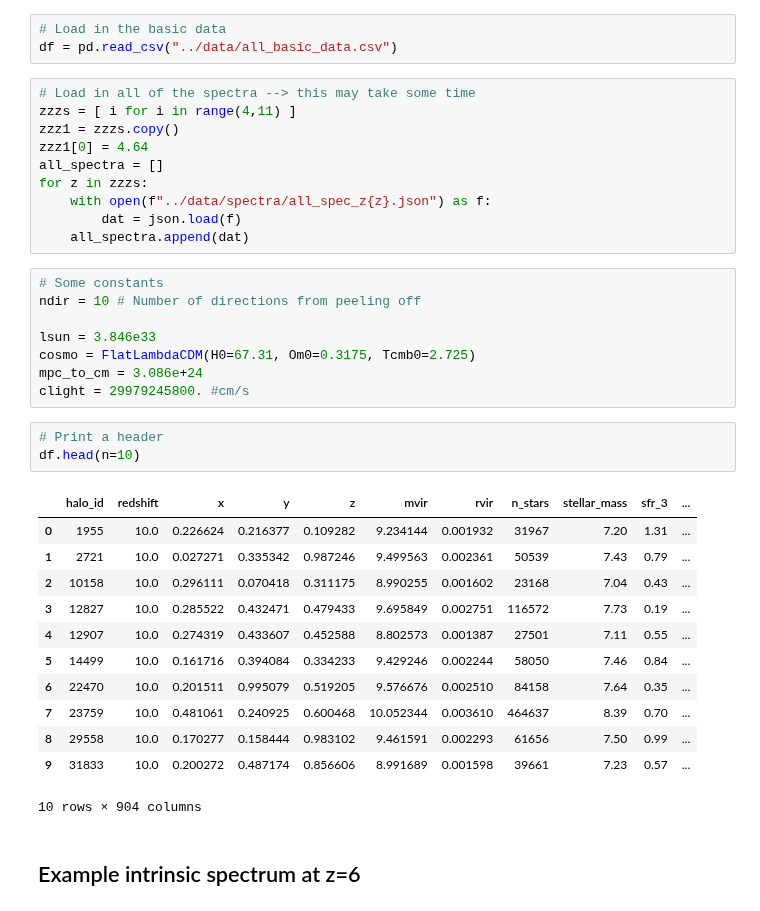
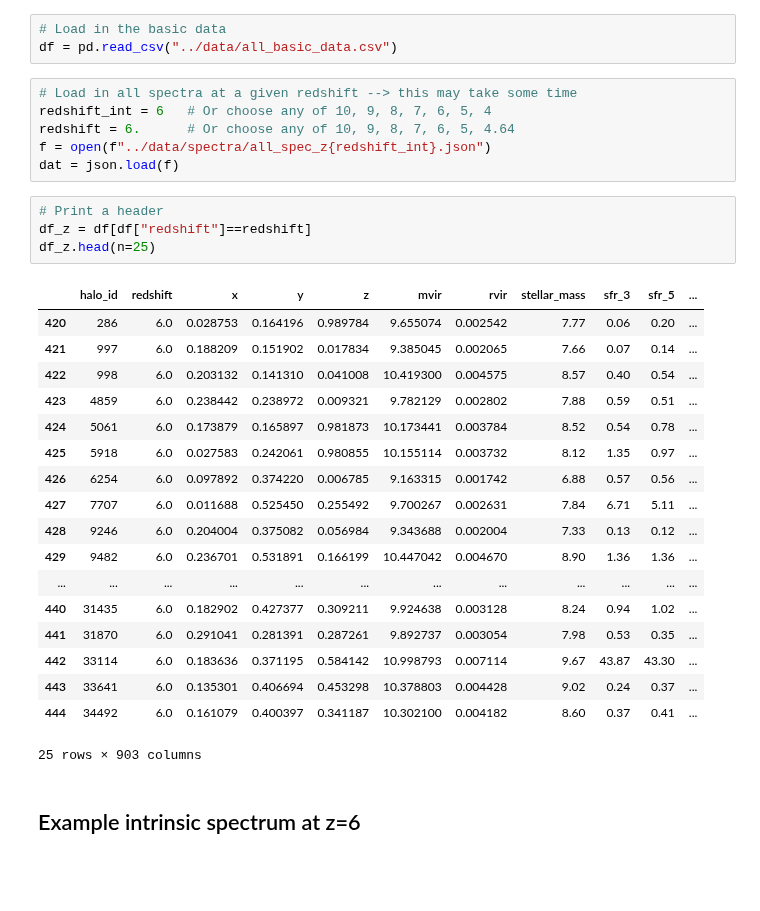
Before and after one commit to HarleyKatz/SPHINX-20-data, a Jupyter notebook: notebooks/sphinx_20_manual_02-full-spectra-and-filter-mags.ipynb, the cells around one changed output. Saved outputs shown, nothing was run; the diff lists cells and outputs as text; blank space fills up the shorter version.

```diff
--- a/notebooks/sphinx_20_manual_02-full-spectra-and-filter-mags.ipynb
+++ b/notebooks/sphinx_20_manual_02-full-spectra-and-filter-mags.ipynb
@@ -14,39 +14,34 @@ from astropy.cosmology import FlatLambdaCDM
 # Load in the basic data
 df = pd.read_csv("../data/all_basic_data.csv")
 # %%
-# Load in all of the spectra --> this may take some time
-zzzs = [ i for i in range(4,11) ]
-zzz1 = zzzs.copy()
-zzz1[0] = 4.64
-all_spectra = []
-for z in zzzs:
-    with open(f"../data/spectra/all_spec_z{z}.json") as f:
-        dat = json.load(f)
-    all_spectra.append(dat)
+# Load in all spectra at a given redshift --> this may take some time
+redshift_int = 6   # Or choose any of 10, 9, 8, 7, 6, 5, 4
+redshift = 6.      # Or choose any of 10, 9, 8, 7, 6, 5, 4.64
+f = open(f"../data/spectra/all_spec_z{redshift_int}.json")
+dat = json.load(f)
-# %%
-# Some constants
-ndir = 10 # Number of directions from peeling off
-
-lsun = 3.846e33
-cosmo = FlatLambdaCDM(H0=67.31, Om0=0.3175, Tcmb0=2.725)
-mpc_to_cm = 3.086e+24
-clight = 29979245800. #cm/s
 # %%
 # Print a header
-df.head(n=10)
+df_z = df[df["redshift"]==redshift]
+df_z.head(n=25)
 # %% [output]
-|  | halo_id | redshift | x | y | z | mvir | rvir | n_stars | stellar_mass | sfr_3 | ... |
-| 0 | 1955 | 10.0 | 0.226624 | 0.216377 | 0.109282 | 9.234144 | 0.001932 | 31967 | 7.20 | 1.31 | ... |
-| 1 | 2721 | 10.0 | 0.027271 | 0.335342 | 0.987246 | 9.499563 | 0.002361 | 50539 | 7.43 | 0.79 | ... |
-| 2 | 10158 | 10.0 | 0.296111 | 0.070418 | 0.311175 | 8.990255 | 0.001602 | 23168 | 7.04 | 0.43 | ... |
-| 3 | 12827 | 10.0 | 0.285522 | 0.432471 | 0.479433 | 9.695849 | 0.002751 | 116572 | 7.73 | 0.19 | ... |
-| 4 | 12907 | 10.0 | 0.274319 | 0.433607 | 0.452588 | 8.802573 | 0.001387 | 27501 | 7.11 | 0.55 | ... |
-| 5 | 14499 | 10.0 | 0.161716 | 0.394084 | 0.334233 | 9.429246 | 0.002244 | 58050 | 7.46 | 0.84 | ... |
-| 6 | 22470 | 10.0 | 0.201511 | 0.995079 | 0.519205 | 9.576676 | 0.002510 | 84158 | 7.64 | 0.35 | ... |
-| 7 | 23759 | 10.0 | 0.481061 | 0.240925 | 0.600468 | 10.052344 | 0.003610 | 464637 | 8.39 | 0.70 | ... |
-| 8 | 29558 | 10.0 | 0.170277 | 0.158444 | 0.983102 | 9.461591 | 0.002293 | 61656 | 7.50 | 0.99 | ... |
-| 9 | 31833 | 10.0 | 0.200272 | 0.487174 | 0.856606 | 8.991689 | 0.001598 | 39661 | 7.23 | 0.57 | ... |
+|  | halo_id | redshift | x | y | z | mvir | rvir | stellar_mass | sfr_3 | sfr_5 | ... |
+| 420 | 286 | 6.0 | 0.028753 | 0.164196 | 0.989784 | 9.655074 | 0.002542 | 7.77 | 0.06 | 0.20 | ... |
+| 421 | 997 | 6.0 | 0.188209 | 0.151902 | 0.017834 | 9.385045 | 0.002065 | 7.66 | 0.07 | 0.14 | ... |
+| 422 | 998 | 6.0 | 0.203132 | 0.141310 | 0.041008 | 10.419300 | 0.004575 | 8.57 | 0.40 | 0.54 | ... |
+| 423 | 4859 | 6.0 | 0.238442 | 0.238972 | 0.009321 | 9.782129 | 0.002802 | 7.88 | 0.59 | 0.51 | ... |
+| 424 | 5061 | 6.0 | 0.173879 | 0.165897 | 0.981873 | 10.173441 | 0.003784 | 8.52 | 0.54 | 0.78 | ... |
+| 425 | 5918 | 6.0 | 0.027583 | 0.242061 | 0.980855 | 10.155114 | 0.003732 | 8.12 | 1.35 | 0.97 | ... |
+| 426 | 6254 | 6.0 | 0.097892 | 0.374220 | 0.006785 | 9.163315 | 0.001742 | 6.88 | 0.57 | 0.56 | ... |
+| 427 | 7707 | 6.0 | 0.011688 | 0.525450 | 0.255492 | 9.700267 | 0.002631 | 7.84 | 6.71 | 5.11 | ... |
+| 428 | 9246 | 6.0 | 0.204004 | 0.375082 | 0.056984 | 9.343688 | 0.002004 | 7.33 | 0.13 | 0.12 | ... |
+| 429 | 9482 | 6.0 | 0.236701 | 0.531891 | 0.166199 | 10.447042 | 0.004670 | 8.90 | 1.36 | 1.36 | ... |
+| ... | ... | ... | ... | ... | ... | ... | ... | ... | ... | ... | ... |
+| 440 | 31435 | 6.0 | 0.182902 | 0.427377 | 0.309211 | 9.924638 | 0.003128 | 8.24 | 0.94 | 1.02 | ... |
+| 441 | 31870 | 6.0 | 0.291041 | 0.281391 | 0.287261 | 9.892737 | 0.003054 | 7.98 | 0.53 | 0.35 | ... |
+| 442 | 33114 | 6.0 | 0.183636 | 0.371195 | 0.584142 | 10.998793 | 0.007114 | 9.67 | 43.87 | 43.30 | ... |
+| 443 | 33641 | 6.0 | 0.135301 | 0.406694 | 0.453298 | 10.378803 | 0.004428 | 9.02 | 0.24 | 0.37 | ... |
+| 444 | 34492 | 6.0 | 0.161079 | 0.400397 | 0.341187 | 10.302100 | 0.004182 | 8.60 | 0.37 | 0.41 | ... |
-10 rows × 904 columns
+25 rows × 903 columns
 # %% [markdown]
 ## Example intrinsic spectrum at z=6
 # %%
```
Also changed, not shown: parts of 3 cells of this notebook.
